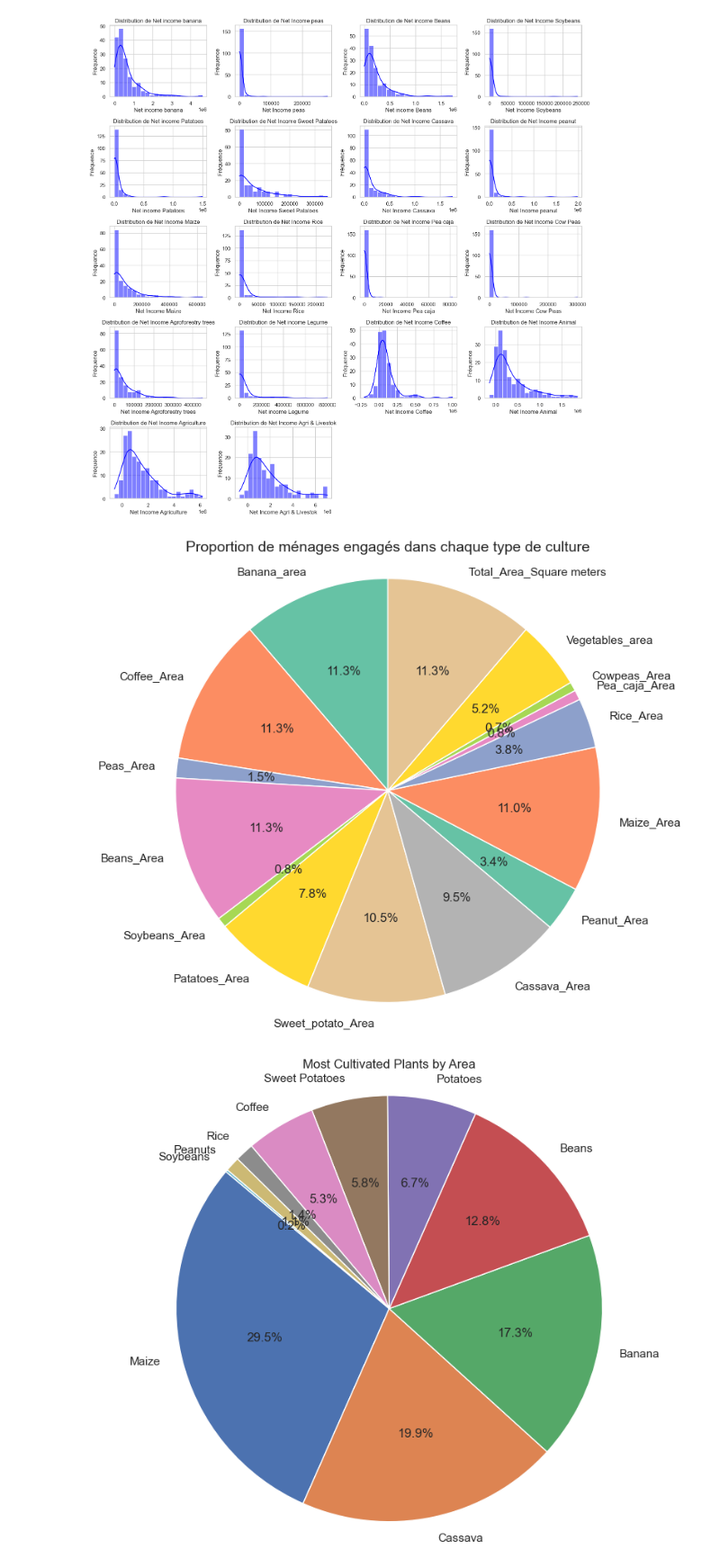
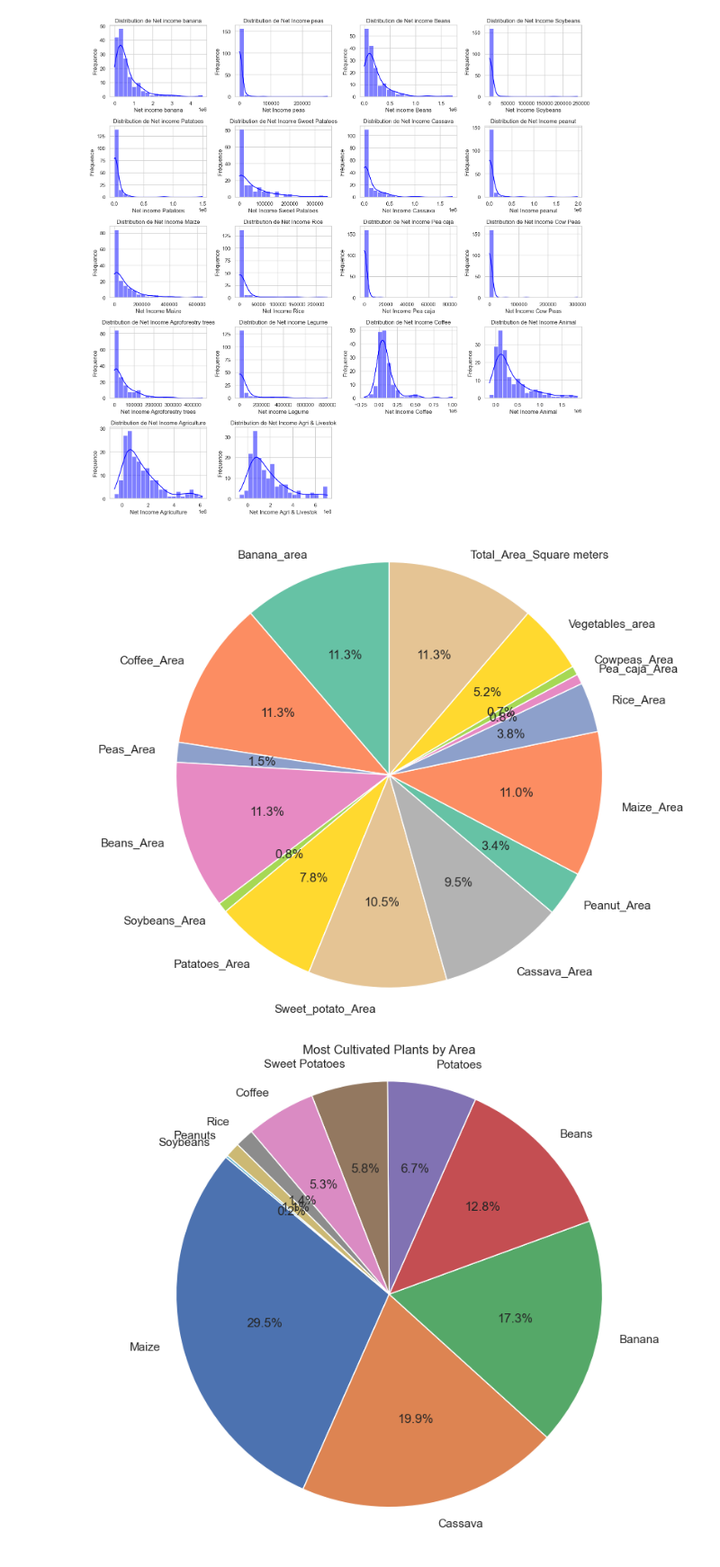
Before and after one commit to Jodick-Ndayisenga/Artificial-Intelligence, a Jupyter notebook: week_2/agro_forestry.ipynb, the cells around one changed output. Shown at 90% size. Cells and saved outputs as stored; diff of their text form; code cells hidden in the pictures.

Commit message:
Updated the title

```diff
--- a/week_2/agro_forestry.ipynb
+++ b/week_2/agro_forestry.ipynb
@@ -241,21 +241,21 @@ plt.show()
 # %%
 # Liste des variables de superficies des cultures
 crop_variables = ['Banana_area', 'Coffee_Area', 'Peas_Area', 'Beans_Area', 'Soybeans_Area',
                 'Patatoes_Area', 'Sweet_potato_Area', 'Cassava_Area', 'Peanut_Area',
                 'Maize_Area', 'Rice_Area', 'Pea_caja_Area', 'Cowpeas_Area', 'Vegetables_area',
                 'Total_Area_Square meters']
 
 # Calculer la proportion de ménages engagés dans chaque type de culture
 cultures_presentes = (df[crop_variables] > 0).sum()
 
 # Créer un graphique en secteurs
 plt.figure(figsize=(10, 8))
 plt.pie(cultures_presentes, labels=cultures_presentes.index, autopct='%1.1f%%', startangle=90, colors=sns.color_palette("Set2"))
-plt.title('Proportion de ménages engagés dans chaque type de culture', fontsize=14)
+#plt.title('Proportion de ménages engagés dans chaque type de culture', fontsize=14)
 plt.axis('equal')  # Assure que le graphique est circulaire
 plt.show()
 # %% [output]
-[figure, old version]
+[figure, new version]
 # %%
 # Define the areas for the most cultivated plants
 plant_areas = {
```
Also changed, not shown: parts of 5 cells of this notebook, 2 other files.
